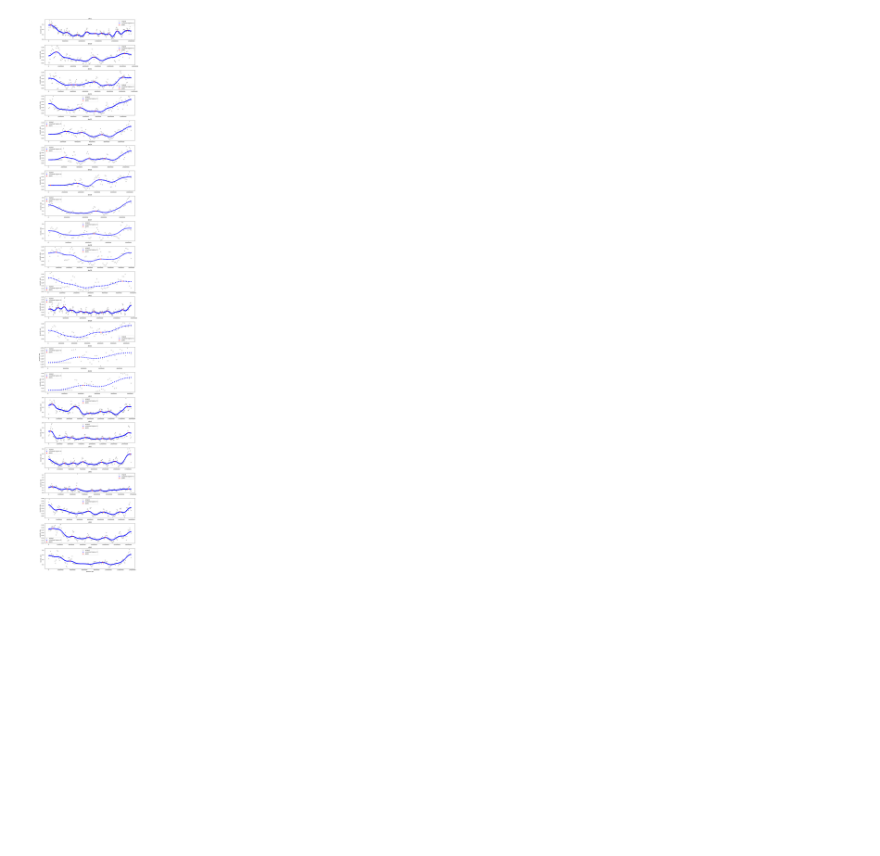
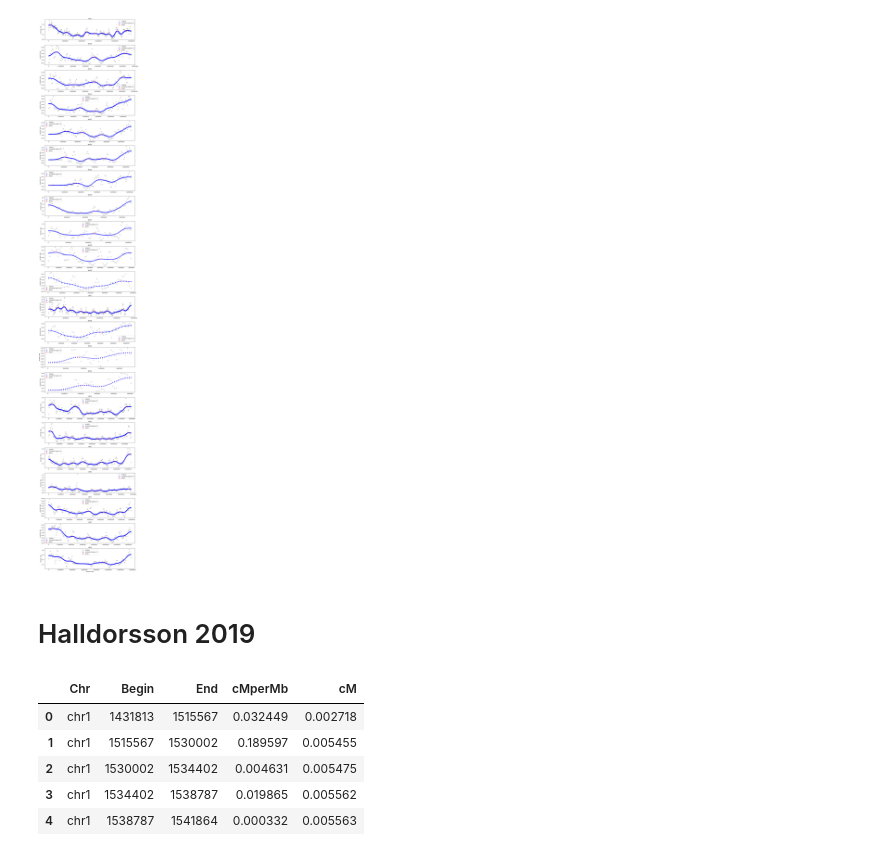
Before and after one commit to jedrzejkubica/Elixir-BH-2025, a Jupyter notebook: haploblock_breakpoints.ipynb, the cells around one changed output. Cells and saved outputs as stored; diff of their text form; code cells hidden in the pictures; blank space fills up the shorter version.

```diff
--- a/haploblock_breakpoints.ipynb
+++ b/haploblock_breakpoints.ipynb
@@ -469,3 +469,5 @@ if SAVE_FIG:
 matplotlib.pyplot.show()
 # %% [output]
 [figure]
+# %% [markdown]
+# Halldorsson 2019
@@ -471,0 +476,18 @@ matplotlib.pyplot.show()
+# %%
+map = pandas.read_csv(RECOMBINATION_MAP,
+                      sep="\t",
+                      comment="#",
+                      dtype={"Chr": str,
+                             "Begin": numpy.uint32,
+                             "End": numpy.uint32,
+                             "cMperMb": numpy.float32,
+                             "CM": numpy.float32})
+
+map.head()
+# %% [output]
+|  | Chr | Begin | End | cMperMb | cM |
+| 0 | chr1 | 1431813 | 1515567 | 0.032449 | 0.002718 |
+| 1 | chr1 | 1515567 | 1530002 | 0.189597 | 0.005455 |
+| 2 | chr1 | 1530002 | 1534402 | 0.004631 | 0.005475 |
+| 3 | chr1 | 1534402 | 1538787 | 0.019865 | 0.005562 |
+| 4 | chr1 | 1538787 | 1541864 | 0.000332 | 0.005563 |
```
Also changed, not shown: parts of 12 cells of this notebook, 5 other files.
